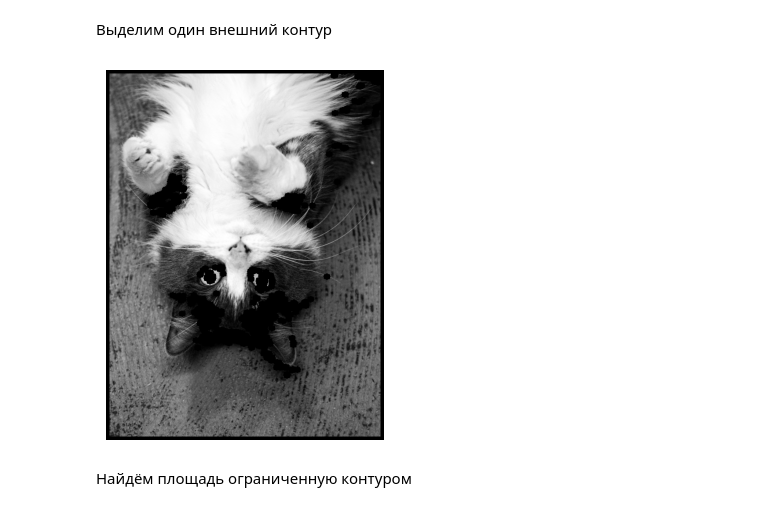
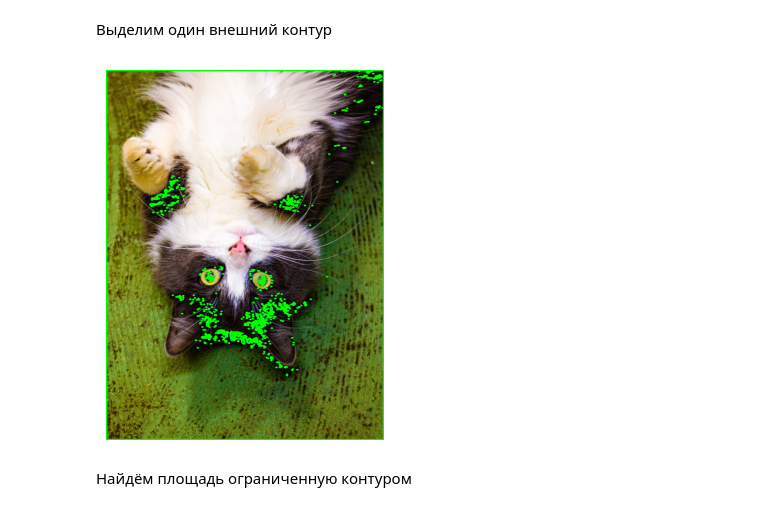
Before and after one commit to KuvshinChick/IRT_9, a Jupyter notebook: notebooks/Jupyter_Lab9_Ind.ipynb, the cells around one changed output. Drawn from its saved outputs; the diff is of its cells as text; code cells hidden in the pictures.

```diff
--- a/notebooks/Jupyter_Lab9_Ind.ipynb
+++ b/notebooks/Jupyter_Lab9_Ind.ipynb
@@ -8,6 +8,7 @@ import numpy as np
 from matplotlib import pyplot as plt
 
 img = cv2.imread('img/cat_ind.jpg', 0)
+img_с = cv2.imread('img/cat_ind.jpg', 1)
 imag = cv2.imread('img/cat_ind.jpg', 0)
 # вывод изображения
 plt.imshow(img, 'gray')
@@ -27,11 +28,11 @@ contours, hierarchy = cv2.findContours(thresh, 5, 5)
 cnt = contours[0]
 # %%
 # отображаем контур поверх изображения
-cv2.drawContours(img, contours, -1, (0,255,0), 10)
-plt.imshow(img, 'gray')
+cv2.drawContours(img_с, contours, -1, (0,255,0), 2)
+plt.imshow(img_с[...,::-1])
 plt.axis("off");
 # %% [output]
-[figure, old version]
+[figure, new version]
 # %% [markdown]
 Найдём площадь ограниченную контуром
 # %%
```
